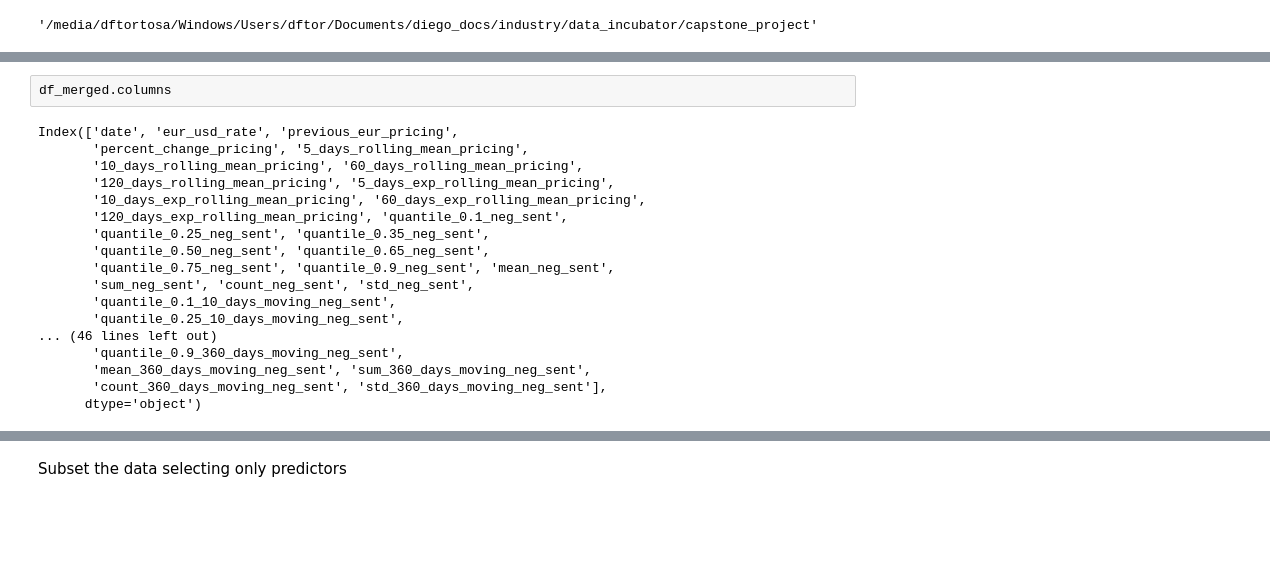
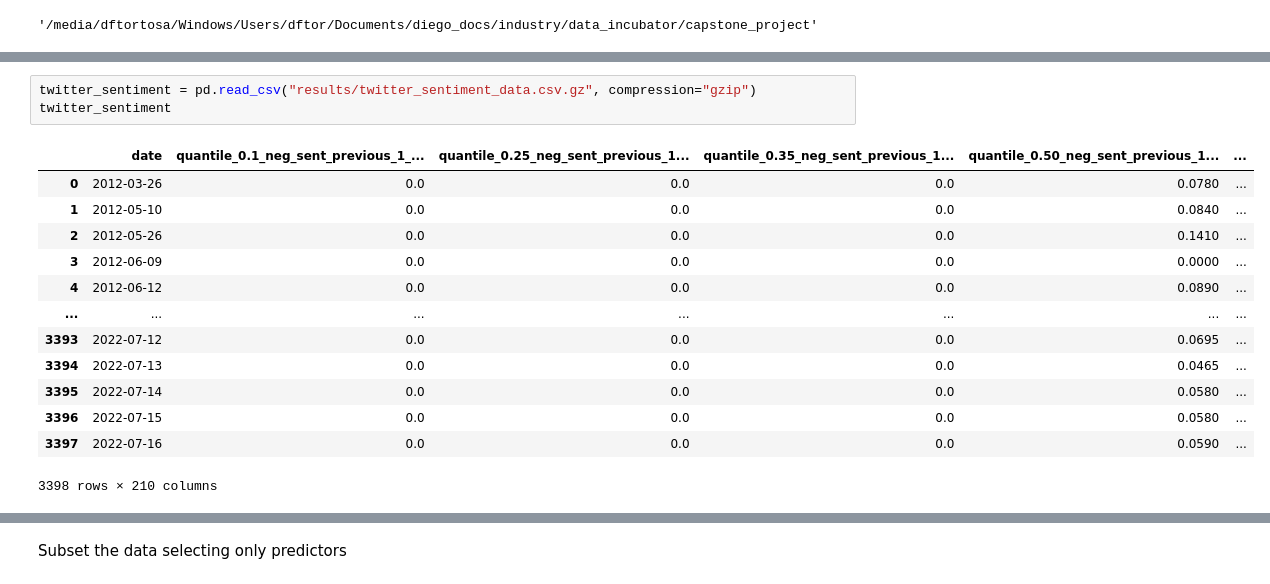
Before and after one commit to dtortosa/capstone_project, a Jupyter notebook: scripts/03_predicting_exchange_rate.ipynb, the cells around one changed output, grey strips where cells are left out. Saved outputs shown, nothing was run; the diff lists cells and outputs as text; blank space fills up the shorter version.

```diff
--- a/scripts/03_predicting_exchange_rate.ipynb
+++ b/scripts/03_predicting_exchange_rate.ipynb
@@ -30,20 +30,17 @@ df_merged
-# %%
-df_merged.columns
-# %% [output]
-Index(['date', 'eur_usd_rate', 'previous_eur_pricing',
-       'percent_change_pricing', '5_days_rolling_mean_pricing',
-       '10_days_rolling_mean_pricing', '60_days_rolling_mean_pricing',
-       '120_days_rolling_mean_pricing', '5_days_exp_rolling_mean_pricing',
-       '10_days_exp_rolling_mean_pricing', '60_days_exp_rolling_mean_pricing',
-       '120_days_exp_rolling_mean_pricing', 'quantile_0.1_neg_sent',
-       'quantile_0.25_neg_sent', 'quantile_0.35_neg_sent',
-       'quantile_0.50_neg_sent', 'quantile_0.65_neg_sent',
-       'quantile_0.75_neg_sent', 'quantile_0.9_neg_sent', 'mean_neg_sent',
-       'sum_neg_sent', 'count_neg_sent', 'std_neg_sent',
-       'quantile_0.1_10_days_moving_neg_sent',
-       'quantile_0.25_10_days_moving_neg_sent',
-... (46 lines left out)
-       'quantile_0.9_360_days_moving_neg_sent',
-       'mean_360_days_moving_neg_sent', 'sum_360_days_moving_neg_sent',
-       'count_360_days_moving_neg_sent', 'std_360_days_moving_neg_sent'],
-      dtype='object')
+# %%
+twitter_sentiment = pd.read_csv("results/twitter_sentiment_data.csv.gz", compression="gzip")
+twitter_sentiment
+# %% [output]
+|  | date | quantile_0.1_neg_sent_previous_1_... | quantile_0.25_neg_sent_previous_1... | quantile_0.35_neg_sent_previous_1... | quantile_0.50_neg_sent_previous_1... | ... |
+| 0 | 2012-03-26 | 0.0 | 0.0 | 0.0 | 0.0780 | ... |
+| 1 | 2012-05-10 | 0.0 | 0.0 | 0.0 | 0.0840 | ... |
+| 2 | 2012-05-26 | 0.0 | 0.0 | 0.0 | 0.1410 | ... |
+| 3 | 2012-06-09 | 0.0 | 0.0 | 0.0 | 0.0000 | ... |
+| 4 | 2012-06-12 | 0.0 | 0.0 | 0.0 | 0.0890 | ... |
+| ... | ... | ... | ... | ... | ... | ... |
+| 3393 | 2022-07-12 | 0.0 | 0.0 | 0.0 | 0.0695 | ... |
+| 3394 | 2022-07-13 | 0.0 | 0.0 | 0.0 | 0.0465 | ... |
+| 3395 | 2022-07-14 | 0.0 | 0.0 | 0.0 | 0.0580 | ... |
+| 3396 | 2022-07-15 | 0.0 | 0.0 | 0.0 | 0.0580 | ... |
+| 3397 | 2022-07-16 | 0.0 | 0.0 | 0.0 | 0.0590 | ... |
+3398 rows × 210 columns
```
Also changed, not shown: parts of 19 cells of this notebook, 2 other files.
